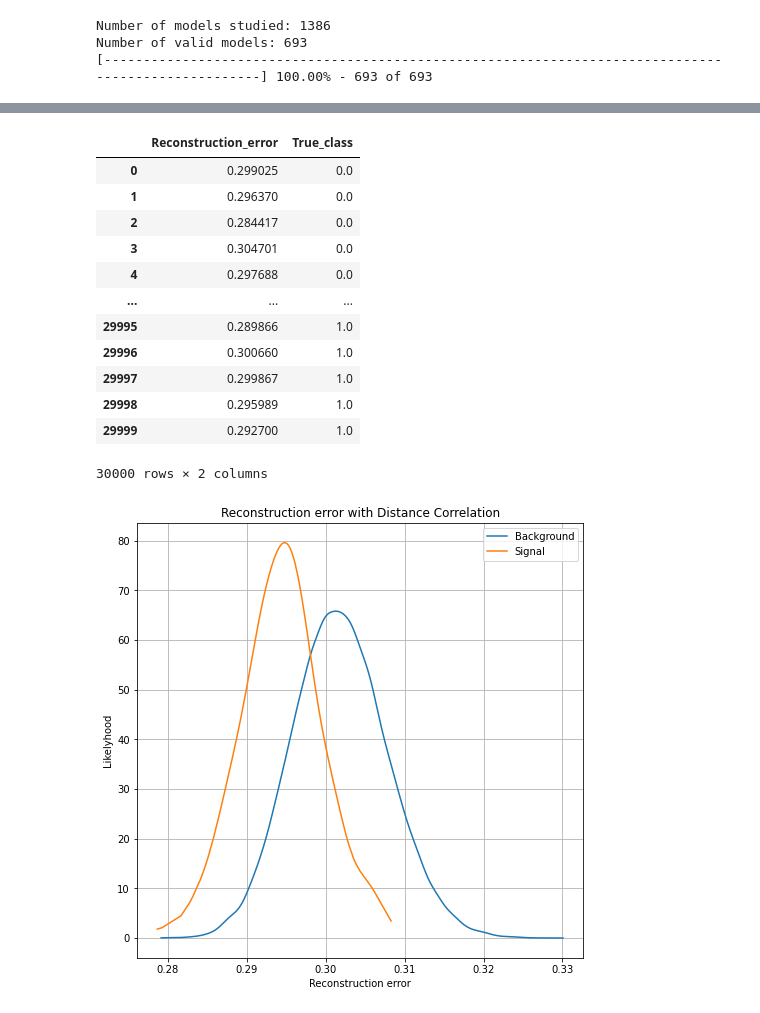
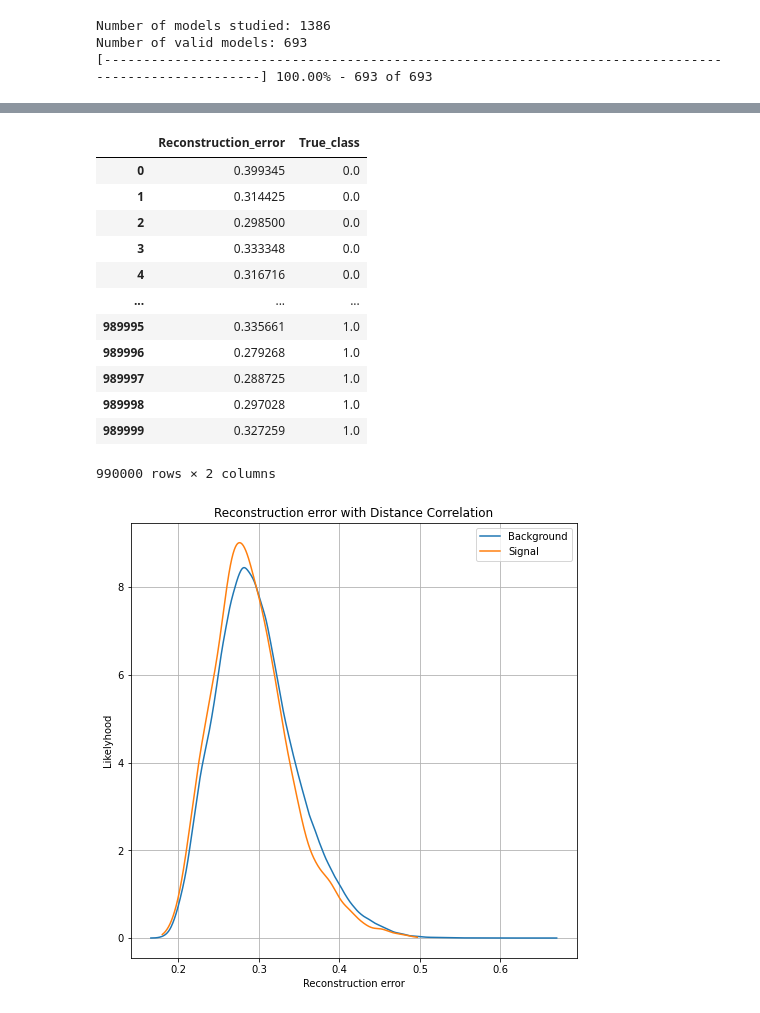
Before and after one commit to Esterci/Learning, a Jupyter notebook: Python/Anomaly_Detection/hyper_parameters_study/results_analyses.ipynb, the cells around one changed output, grey strips where cells are left out. Saved outputs shown, nothing was run; the diff lists cells and outputs as text; code cells hidden in the pictures.

```diff
--- a/Python/Anomaly_Detection/hyper_parameters_study/results_analyses.ipynb
+++ b/Python/Anomaly_Detection/hyper_parameters_study/results_analyses.ipynb
@@ -238,15 +192,11 @@ for dcorr in format_dict:
     fig, ax = plt.subplots()
     fig.set_size_inches(16,9)
 
-    for x,col in enumerate(format_dict[dcorr]['erro_ks']):
+    for col in format_dict[dcorr]['erro_ks'].keys():
 
-        mean = format_dict[dcorr]['erro_ks'][col]['mean']
+        p_value = format_dict[dcorr]['erro_ks'][col]
 
-        std = format_dict[dcorr]['erro_ks'][col]['std']
-
-        ax.bar(col , mean)
-        ax.scatter(col , mean+std, c='k', marker='+')
-        ax.scatter(col , mean-std, c='k', marker='+')
+        ax.bar(col , p_value)
 
     plt.title("Hypothesis Test for attribute {}".format(dcorr))
     plt.ylabel("p-value")
@@ -271,8 +221,10 @@ for dcorr in format_dict:
 ... (9 outputs left out)
 # %%
-sorted_index = np.argsort(error_ks)
+mse_ks_list = [format_dict[dcorr]['mse_ks'] for dcorr in format_dict.keys()]
 
-sort_error_difference = [error_ks[i] for i in sorted_index]
+sorted_index = np.argsort(mse_ks_list)
+
+sort_error_difference = [mse_ks_list[i] for i in sorted_index]
 
 model_names = [name for name in format_dict.keys()]
 
@@ -298,55 +250,67 @@ display(error_df)
 # %%
-best_model_df = format_dict[sort_model_names[0]]
-error_class = pd.DataFrame({'Reconstruction_error': best_model_df['mse']['mean'],
-                        'True_class': y})
+best_model_dict = concatenate[sort_model_names[0]]
+
+best_model_stats = format_dict[sort_model_names[0]]
+
+del format_dict
+
+del concatenate
+
+error_class = pd.DataFrame({'Reconstruction_error': best_model_stats['mse'],
+                        'True_class': best_model_dict['target']})
 
 error_class
 # %% [output]
 |  | Reconstruction_error | True_class |
-| 0 | 0.299025 | 0.0 |
-| 1 | 0.296370 | 0.0 |
-| 2 | 0.284417 | 0.0 |
-| 3 | 0.304701 | 0.0 |
-| 4 | 0.297688 | 0.0 |
+| 0 | 0.399345 | 0.0 |
+| 1 | 0.314425 | 0.0 |
+| 2 | 0.298500 | 0.0 |
+| 3 | 0.333348 | 0.0 |
+| 4 | 0.316716 | 0.0 |
 | ... | ... | ... |
-| 29995 | 0.289866 | 1.0 |
-| 29996 | 0.300660 | 1.0 |
-| 29997 | 0.299867 | 1.0 |
-| 29998 | 0.295989 | 1.0 |
-| 29999 | 0.292700 | 1.0 |
+| 989995 | 0.335661 | 1.0 |
+| 989996 | 0.279268 | 1.0 |
+| 989997 | 0.288725 | 1.0 |
+| 989998 | 0.297028 | 1.0 |
+| 989999 | 0.327259 | 1.0 |
-30000 rows × 2 columns
+990000 rows × 2 columns
 # %%
-
 threshold_fixed = 0.12
 groups = error_class.groupby('True_class')
 
 fig, ax = plt.subplots(1,1)
 fig.set_size_inches(8,8)
 
 for name, group in groups:
 
+    min_error = np.min(group.Reconstruction_error)
+
+    max_error = np.max(group.Reconstruction_error)
+
     kernel = stats.gaussian_kde(group.Reconstruction_error)
+
+    error_eval = np.linspace(min_error,max_error,num=1000)
 
     if name == 0:
         labels = "Background"
 
     else:
         labels = "Signal"
 
 
-    ax.plot(np.sort(group.Reconstruction_error), kernel(np.sort(group.Reconstruction_error)),
+    ax.plot(error_eval, kernel(error_eval),
             ms=3.5, linestyle='-',
             label= labels)
 
 ax.legend()
 ax.set_title("Reconstruction error with Distance Correlation")
 ax.set_xlabel("Reconstruction error")
 ax.set_ylabel("Likelyhood")
 ax.grid()
 
 plt.show()
 # %% [output]
-[figure, old version]
+[figure, new version]
 # %%
 LABELS = ['Background','Signal']
 
```
Also changed, not shown: parts of 24 cells of this notebook.
